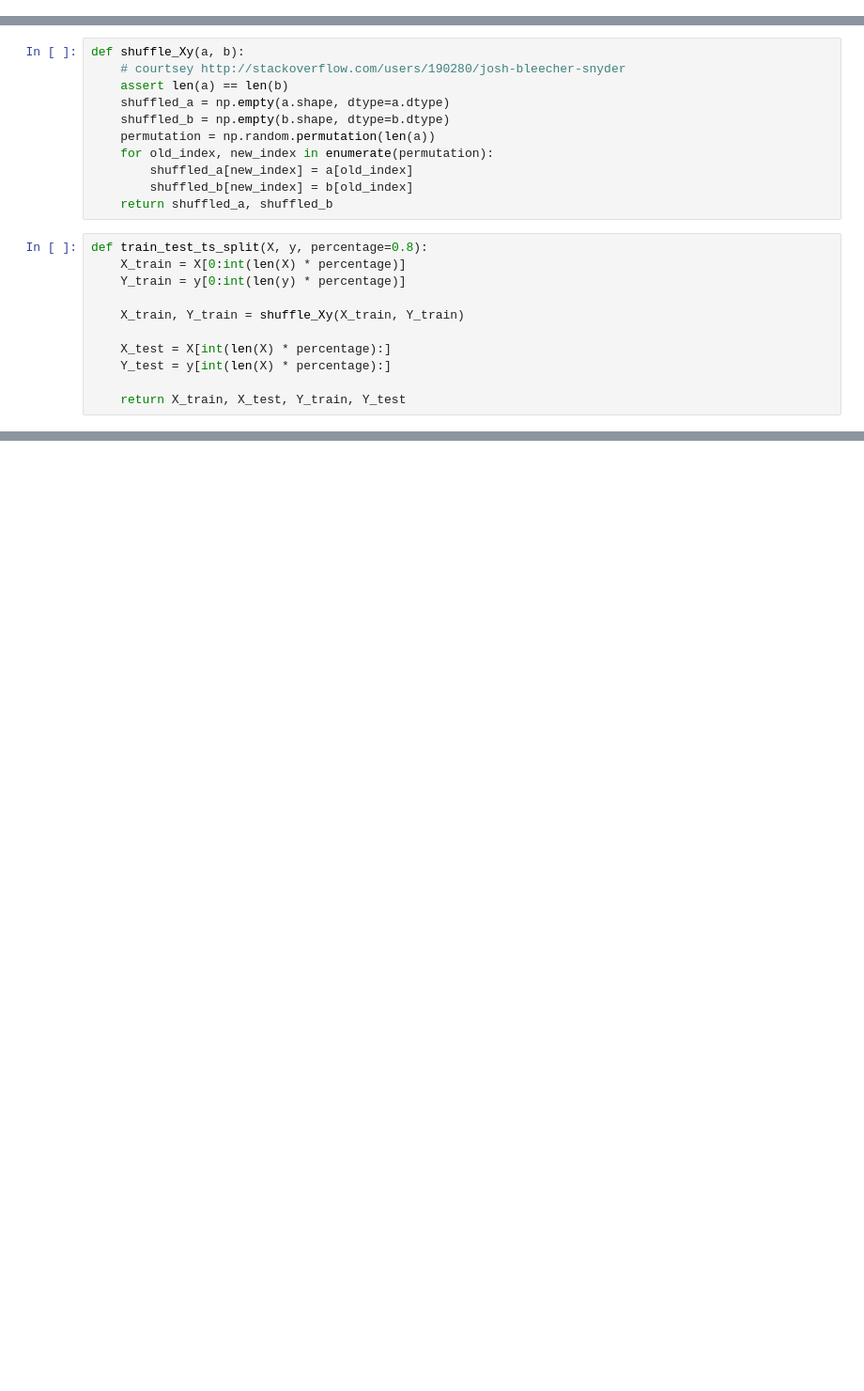
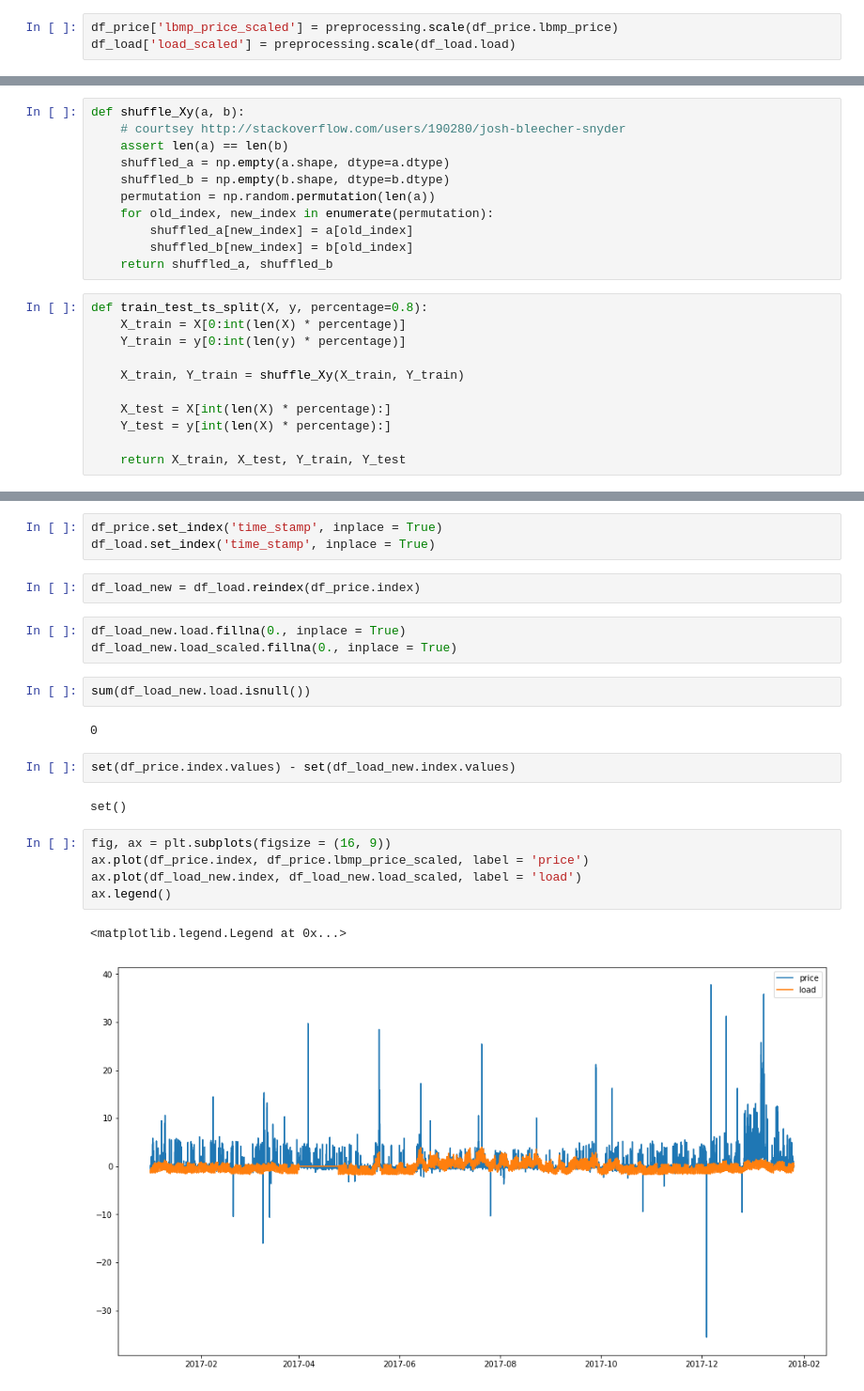
Before and after one commit to xingliuUT/battery_planner, a Jupyter notebook: nn_model.ipynb, the cells around one changed output, grey strips where cells are left out. Shown at 94% size. Cells and saved outputs as stored; diff of their text form; blank space fills up the shorter version.

```diff
--- a/nn_model.ipynb
+++ b/nn_model.ipynb
@@ -49,0 +37,3 @@ df_nyiso.tail()
+# %%
+df_price['lbmp_price_scaled'] = preprocessing.scale(df_price.lbmp_price)
+df_load['load_scaled'] = preprocessing.scale(df_load.load)
@@ -104 +97,25 @@ array([ 4894.5,  4712.7,  4510.4, ...,  8079.9,  7788.5,  7361.3])
+# %%
+df_price.set_index('time_stamp', inplace = True)
+df_load.set_index('time_stamp', inplace = True)
+# %%
+df_load_new = df_load.reindex(df_price.index)
+# %%
+df_load_new.load.fillna(0., inplace = True)
+df_load_new.load_scaled.fillna(0., inplace = True)
+# %%
+sum(df_load_new.load.isnull())
+# %% [output]
+0
+# %%
+set(df_price.index.values) - set(df_load_new.index.values)
+# %% [output]
+set()
+# %%
+fig, ax = plt.subplots(figsize = (16, 9))
+ax.plot(df_price.index, df_price.lbmp_price_scaled, label = 'price')
+ax.plot(df_load_new.index, df_load_new.load_scaled, label = 'load')
+ax.legend()
+# %% [output]
+<matplotlib.legend.Legend at 0x...>
+[figure, added]
 # %%
```
Also changed, not shown: parts of 24 cells of this notebook.
